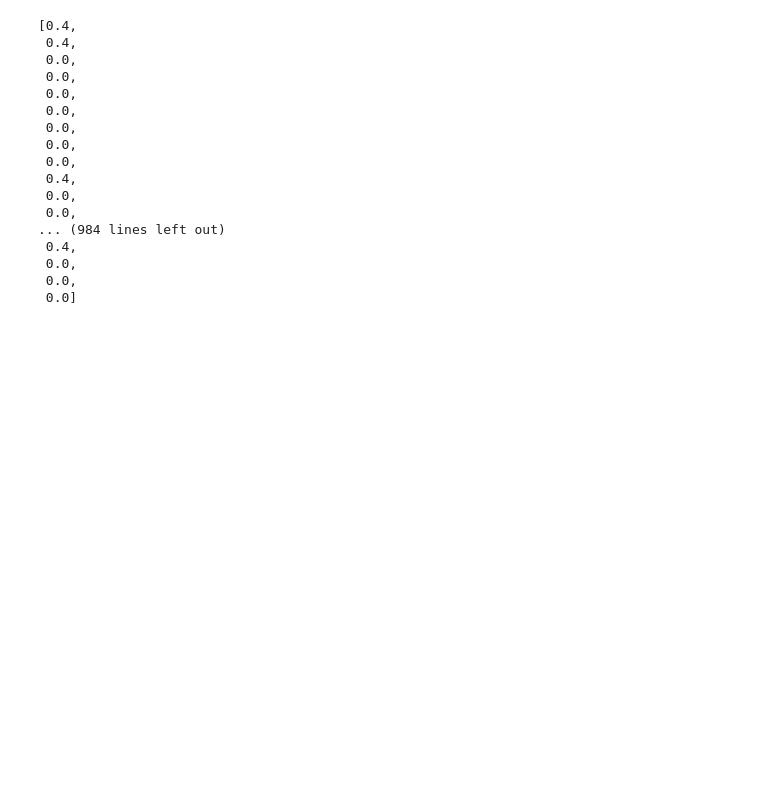
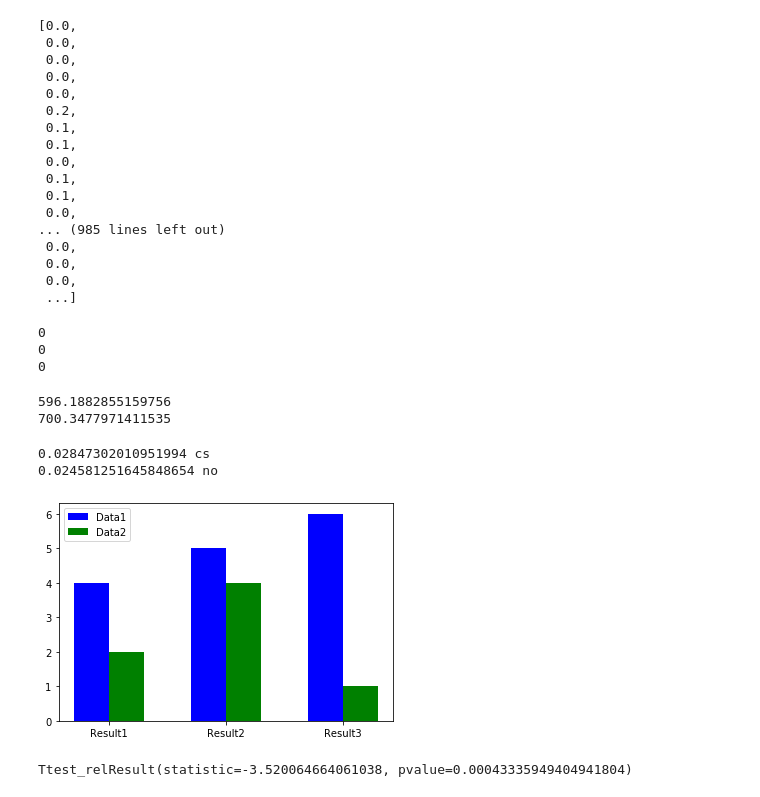
Before and after one commit to kisikisikisi/data-analytics, a Jupyter notebook: similarity.ipynb, the cells around one changed output. Cells and saved outputs as stored; diff of their text form; code cells hidden in the pictures; blank space fills up the shorter version.

```diff
--- a/similarity.ipynb
+++ b/similarity.ipynb
@@ -106,23 +184,77 @@ URLを指定したページのスクリーンショットを保存してくれ
 # %%
 import collections
-for i in range(len(simi)):
-    simi[i] = round(simi[i],1)
-simi
+for i in range(len(simi_no)):
+    simi_no[i] = round(simi_no[i],1)
+    simi_cs[i] = round(simi_cs[i],1)
+simi_no
 # %% [output]
-[0.4,
- 0.4,
+[0.0,
  0.0,
  0.0,
  0.0,
  0.0,
+ 0.2,
+ 0.1,
+ 0.1,
+ 0.0,
+ 0.1,
+ 0.1,
+ 0.0,
+... (985 lines left out)
  0.0,
  0.0,
  0.0,
- 0.4,
- 0.0,
- 0.0,
-... (984 lines left out)
- 0.4,
- 0.0,
- 0.0,
- 0.0]
+ ...]
+# %%
+print(len(simi_cs))
+print(len(simi_no))
+print(len(simi_mp))
+# %% [output]
+0
+0
+0
+# %%
+print(sum(simi_no[0:4000]))
+print(sum(simi_cs[0:3900]))
+# %% [output]
+596.1882855159756
+700.3477971411535
+# %%
+#0.12957645124355305 cs 0.12414282124156242 no
+print(sum(simi_cs)/len(simi_cs),"cs")
+print(sum(simi_no)/len(simi_no),"no")
+#print(sum(simi_mp)/len(simi_mp),"mp")
+# %% [output]
+0.02847302010951994 cs
+0.024581251645848654 no
+# %%
+x1 = [1, 2, 3]
+y1 = [4, 5, 6]
+
+x2 = [1.3, 2.3, 3.3]
+y2 = [2, 4, 1]
+
+label_x = ['Result1', 'Result2', 'Result3']
+
+# 1つ目の棒グラフ
+plt.bar(x1, y1, color='b', width=0.3, label='Data1', align="center")
+
+# 2つ目の棒グラフ
+plt.bar(x2, y2, color='g', width=0.3, label='Data2', align="center")
+
+# 凡例
+plt.legend(loc=2)
+
+# X軸の目盛りを置換
+plt.xticks([1.15, 2.15, 3.15], label_x)
+plt.show()
+# %% [output]
+[figure, added]
+# %%
+import numpy as np
+from scipy import stats
+A = np.array(simi_no)
+B = np.array(simi_cs)
+stats.ttest_rel(A, B)
+# %% [output]
+Ttest_relResult(statistic=-3.520064664061038, pvalue=0.00043335949404941804)
```
Also changed, not shown: parts of 14 cells of this notebook, 2 other files.
